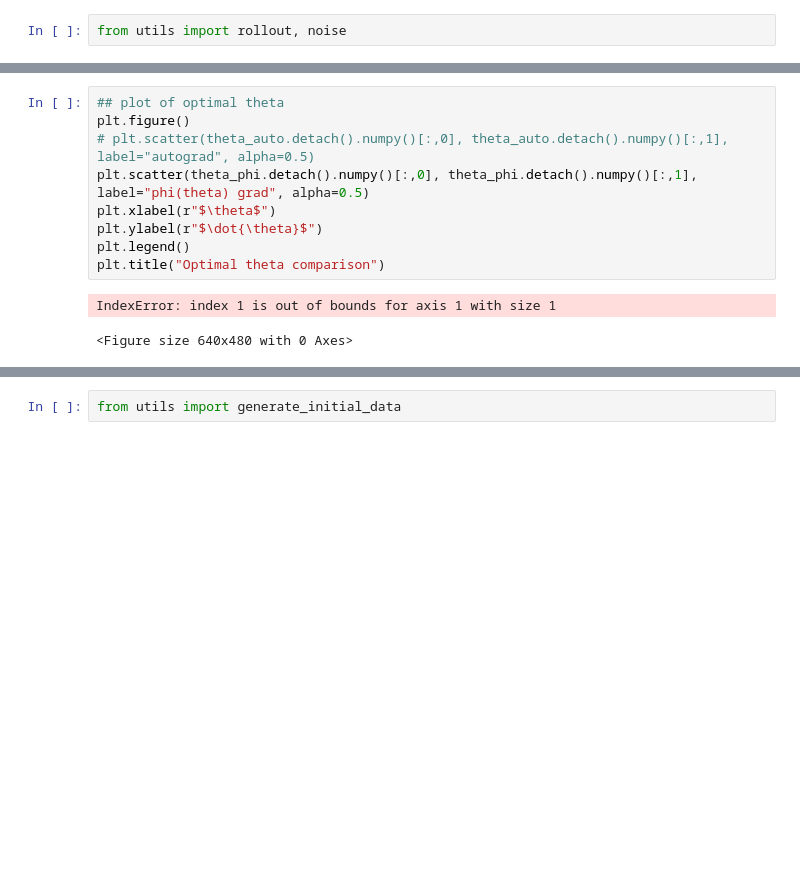
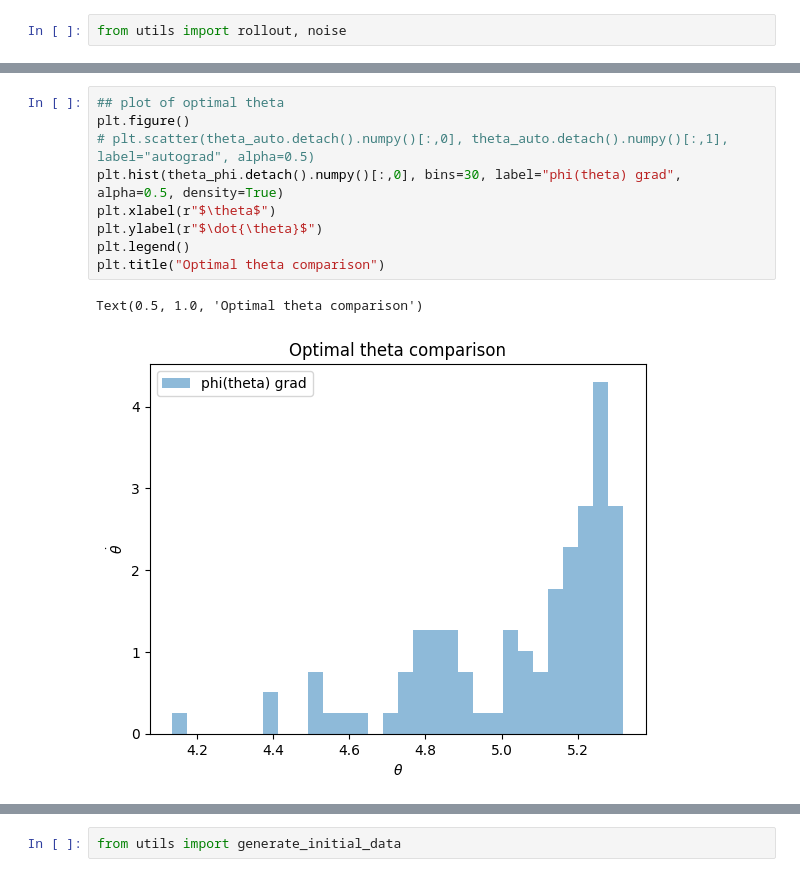
Before and after one commit to YuhangMeiUW/BSDE-Gradient, a Jupyter notebook: optimization_compare_diff.ipynb, the cells around one changed output, grey strips where cells are left out. Cells and saved outputs as stored; diff of their text form; blank space fills up the shorter version.

```diff
--- a/optimization_compare_diff.ipynb
+++ b/optimization_compare_diff.ipynb
@@ -156,15 +157,15 @@ iteration 14500
 # %%
 ## plot of optimal theta
 plt.figure()
 # plt.scatter(theta_auto.detach().numpy()[:,0], theta_auto.detach().numpy()[:,1], label="autograd", alpha=0.5)
-plt.scatter(theta_phi.detach().numpy()[:,0], theta_phi.detach().numpy()[:,1], label="phi(theta) grad", alpha=0.5)
+plt.hist(theta_phi.detach().numpy()[:,0], bins=30, label="phi(theta) grad", alpha=0.5, density=True)
 plt.xlabel(r"$\theta$")
 plt.ylabel(r"$\dot{\theta}$")
 plt.legend()
 plt.title("Optimal theta comparison")
 # %% [output]
-IndexError: index 1 is out of bounds for axis 1 with size 1
+Text(0.5, 1.0, 'Optimal theta comparison')
-<Figure size 640x480 with 0 Axes>
+[figure, added]
 # %%
 theta_phi.detach().mean(dim=0), theta_auto.detach().mean(dim=0)
 # %% [output]
```
Also changed, not shown: parts of 27 cells of this notebook, 1 other file.
